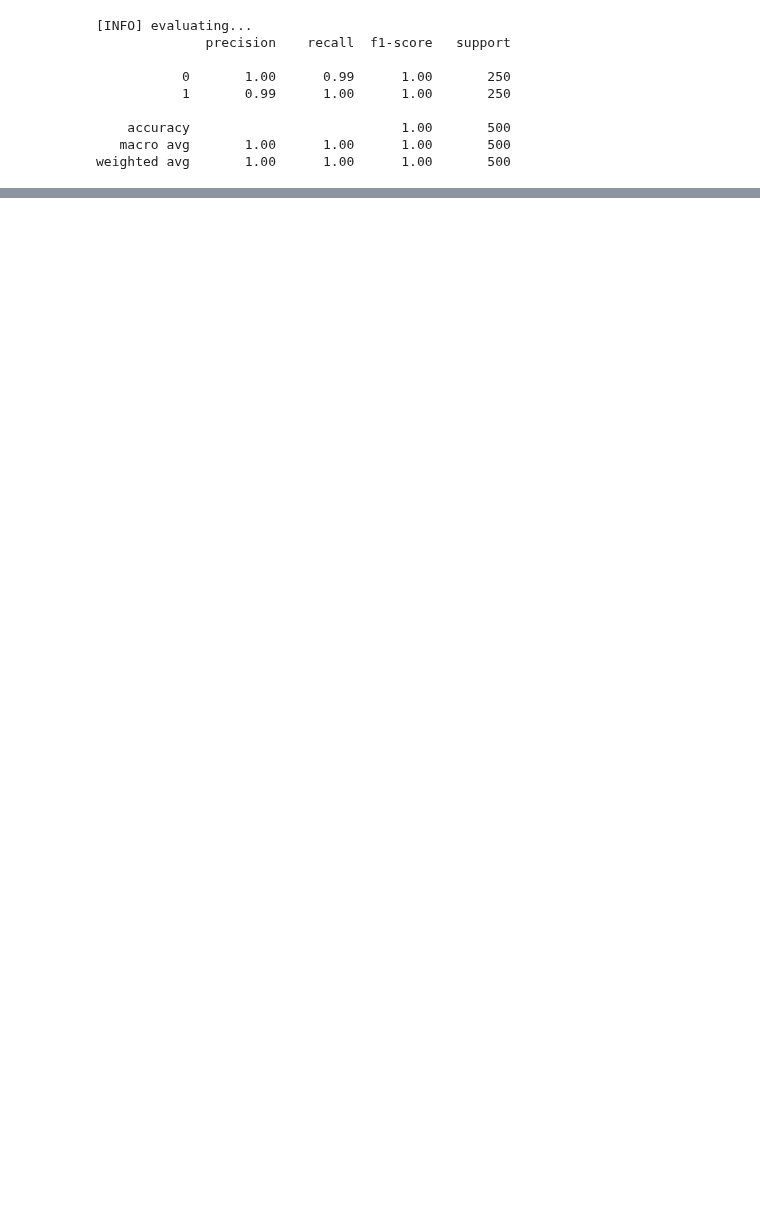
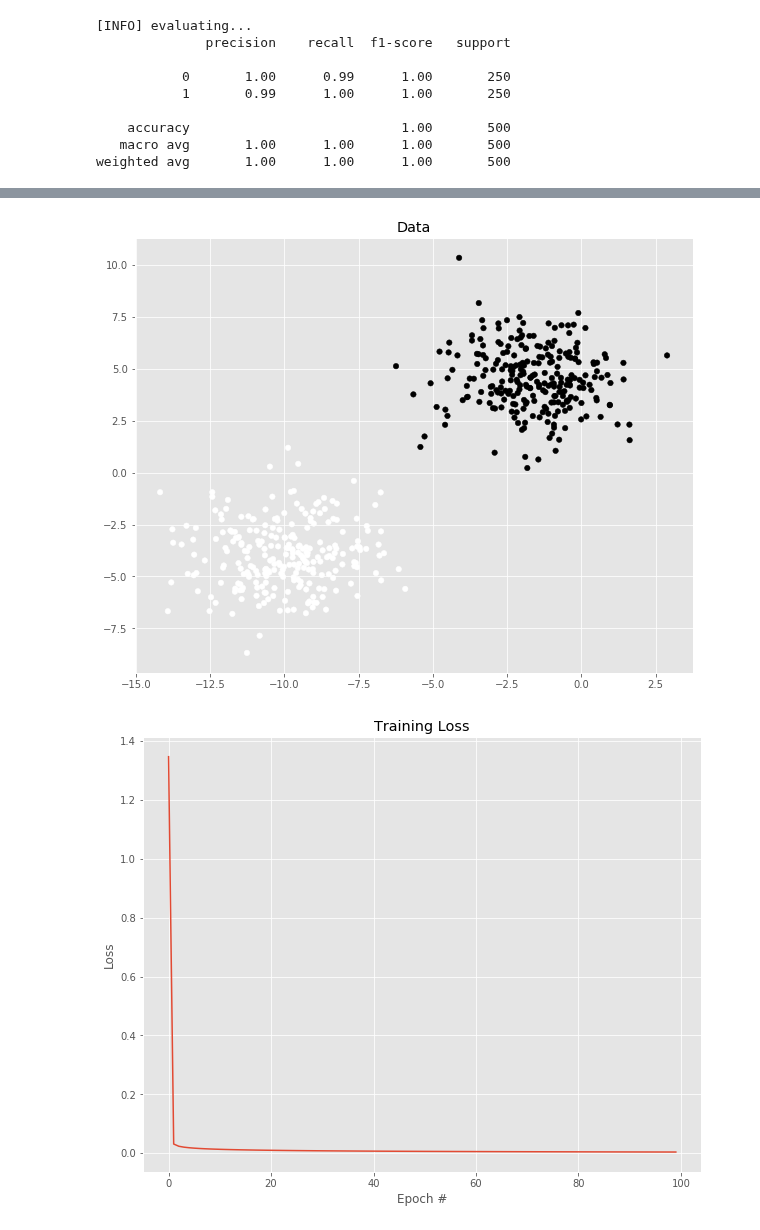
Before and after one commit to pedro-abundio-wang/computer-vision, a Jupyter notebook: notebooks/Deep Learning For Computer Vision With Python/09_optimization_methods_and_regularization.ipynb, the cells around one changed output, grey strips where cells are left out. Cells and saved outputs as stored; diff of their text form; code cells hidden in the pictures; blank space fills up the shorter version.

```diff
--- a/notebooks/Deep Learning For Computer Vision With Python/09_optimization_methods_and_regularization.ipynb
+++ b/notebooks/Deep Learning For Computer Vision With Python/09_optimization_methods_and_regularization.ipynb
@@ -143,0 +147,9 @@ ValueError: 'c' argument has 500 elements, which is not acceptable for use with
+# %%
+def next_batch(X, y, batchSize):
+    # loop over our dataset ‘X‘ in mini-batches, yielding a tuple of
+    # the current batched data and labels
+    for i in np.arange(0, X.shape[0], batchSize):
+        yield (X[i:i + batchSize], y[i:i + batchSize])
+# %%
+# size of SGD mini-batches
+batch_size = 32
@@ -143,0 +231,18 @@ ValueError: 'c' argument has 500 elements, which is not acceptable for use with
+# %%
+# plot the (testing) classification data
+plt.style.use("ggplot")
+plt.figure()
+plt.title("Data")
+plt.scatter(testX[:,0], testX[:,1], marker="o", c=testY.squeeze(), s=30)
+
+# construct a figure that plots the loss over time
+plt.style.use("ggplot")
+plt.figure()
+plt.plot(np.arange(0, epochs), losses)
+plt.title("Training Loss")
+plt.xlabel("Epoch #")
+plt.ylabel("Loss")
+plt.show()
+# %% [output]
+[figure, added]
+[figure, added]
```
Also changed, not shown: parts of 10 cells of this notebook.
